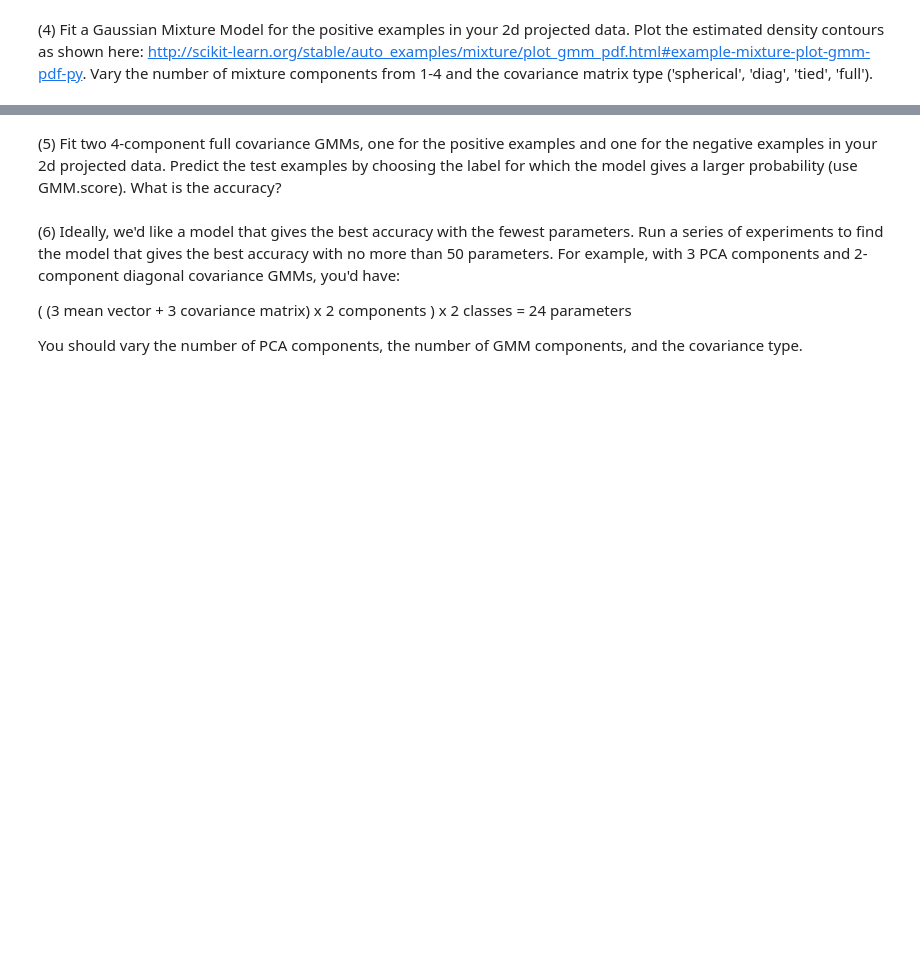
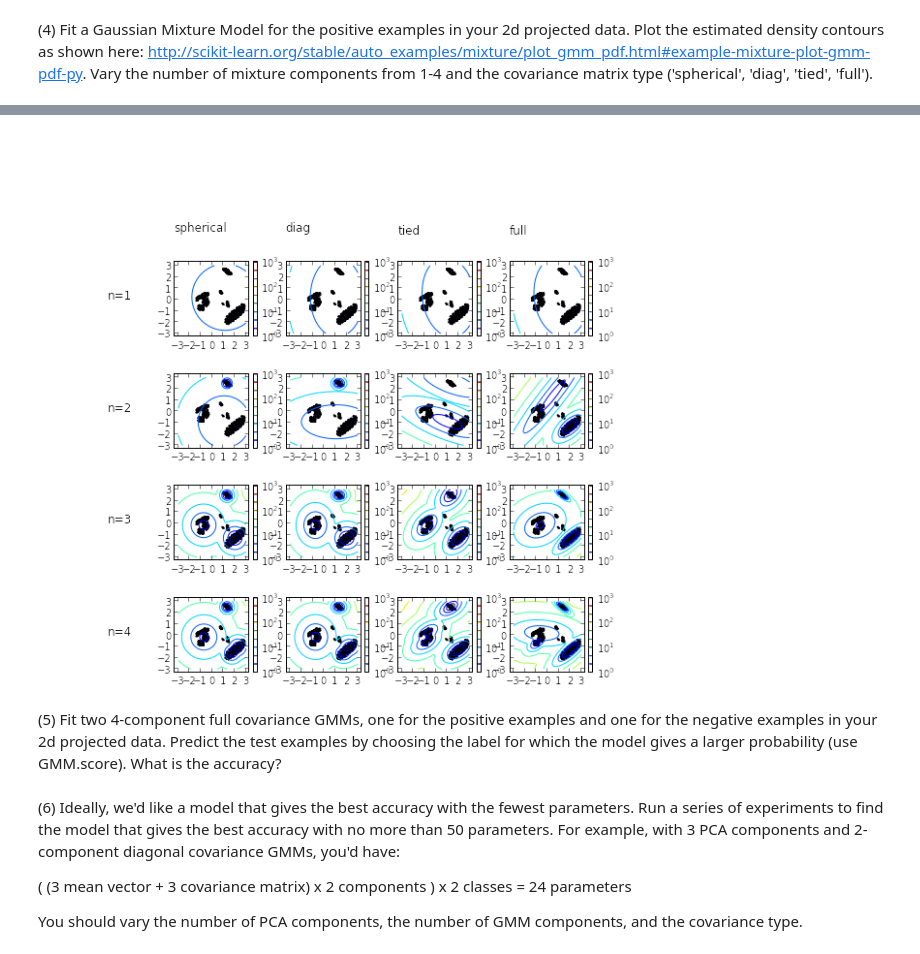
Before and after one commit to takoloco/w207, a Jupyter notebook: p3/tako_hisada_p3.ipynb, the cells around one changed output, grey strips where cells are left out. Drawn from its saved outputs; the diff is of its cells as text; code cells hidden in the pictures; blank space fills up the shorter version.

```diff
--- a/p3/tako_hisada_p3.ipynb
+++ b/p3/tako_hisada_p3.ipynb
@@ -180,3 +185,68 @@ P3()
+# %%
+def P4():
+### STUDENT START ###
+
+    pca = PCA(n_components=2)
+    pca.fit(train_data)
+    train_data_transformed = pca.transform(train_data)
+    X_train = train_data_transformed[train_labels == 1]
+
+    # Initiailize figure
+    fig1 = plt.figure(figsize=(10, 10))
+
+    # Count varible for keeping track of figures
+    count_figures = 1
+
+    for i in range(0, 5):
+        ax1 = fig1.add_subplot(5, 5, count_figures, aspect='0.3')
+        ax1.axis('off')
+
+        # If not 0, print out the current row number i
+        if i != 0:
+            ax1.text(0.5, 0.5, 'n='+str(i), fontsize=12)
+
+        # Increment the counter for figures
+        count_figures = count_figures + 1
+
+        for covariance in ('spherical', 'diag', 'tied', 'full'):
+
+            # Print out the header if i == 0
+            if i == 0:
+                ax1 = fig1.add_subplot(5, 5, count_figures, aspect='equal')
+                ax1.text(0, 0, covariance, fontsize=12, horizontalalignment='left',
+                         verticalalignment='bottom')
+                ax1.axis('off')
+                count_figures = count_figures + 1
+                continue
+
+            # If not header, make the aspect ratio equal
+            ax1 = fig1.add_subplot(5, 5, count_figures, aspect='equal')
+
+            # fit a Gaussian Mixture Model with two components
+            clf = mixture.GaussianMixture(n_components=i, covariance_type=covariance)
+            clf.fit(X_train)
+
+            # display predicted scores by the model as a contour plot
+            x = np.linspace(-3., 3.)
+            y = np.linspace(-3., 3.)
+            X, Y = np.meshgrid(x, y)
+            XX = np.array([X.ravel(), Y.ravel()]).T
+            Z = -clf.score_samples(XX)
+            Z = Z.reshape(X.shape)
+
+            CS = plt.contour(X, Y, Z, norm=LogNorm(vmin=1.0, vmax=1000.0),
+                             levels=np.logspace(0, 3, 10))
+            CB = plt.colorbar(CS, shrink=0.8, extend='both')
+            plt.scatter(X_train[:, 0], X_train[:, 1], .8)
+
+            # Increment the counter for figures
+            count_figures = count_figures + 1
+
+### STUDENT END ###
+
+P4()
+# %% [output]
+[figure, added]
 # %% [markdown]
 (5) Fit two 4-component full covariance GMMs, one for the positive examples and one for the negative examples in your 2d projected data. Predict the test examples by choosing the label for which the model gives a larger probability (use GMM.score). What is the accuracy?
 # %%
```
Also changed, not shown: parts of 5 cells of this notebook.
